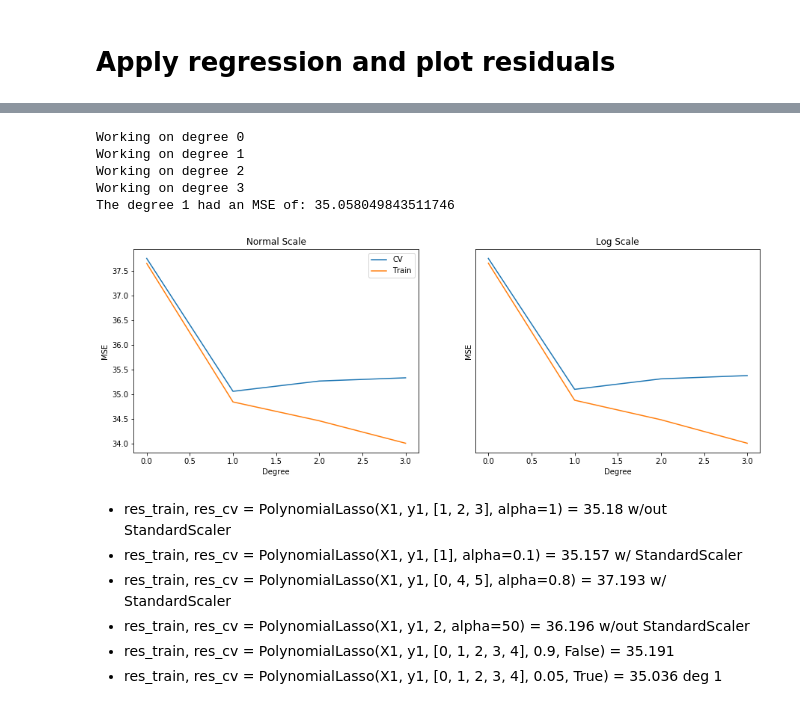
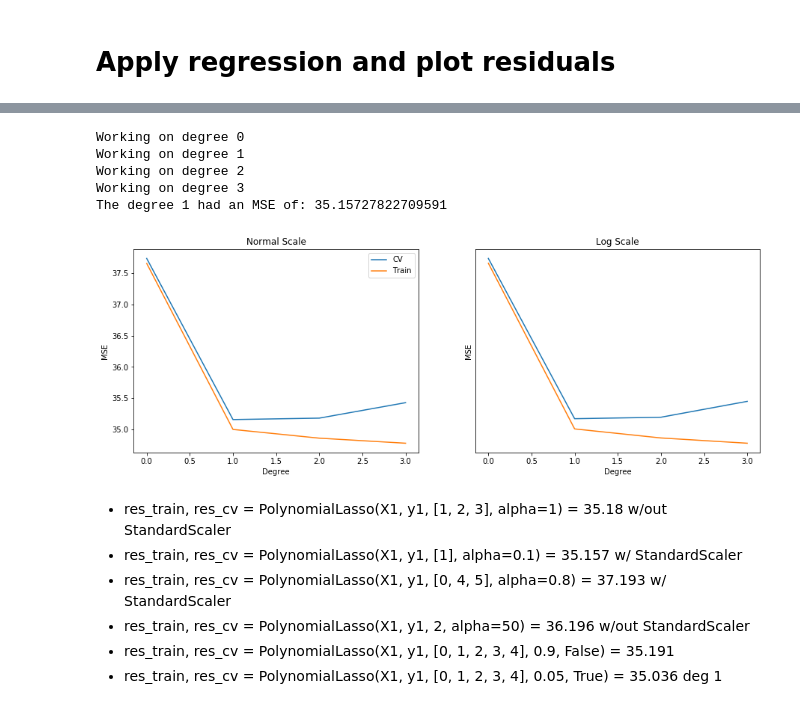
Before and after one commit to jhudiono/LinearRegressionFantasyNFL, a Jupyter notebook: Regression_CV.ipynb, the cells around one changed output, grey strips where cells are left out. Drawn from its saved outputs; the diff is of its cells as text; code cells hidden in the pictures.

```diff
--- a/Regression_CV.ipynb
+++ b/Regression_CV.ipynb
@@ -34,7 +34,7 @@ INPUT_PATH = "data/2/{}_2014-2017.csv"
 OUTPUT_FEATURES_PATH = "data/models/features/{}.csv"
 OUTPUT_TARGET_PATH = "data/models/target/{}.csv"
 
-pos = ["RB", "WR", "TE"]
+pos = ["RB", "WR"]
 
 def get_XY(features, position):
     df = pd.read_csv(INPUT_PATH.format(position))[features + ['next_fp']]
@@ -45,10 +45,8 @@ def get_XY(features, position):
 
 def get_XY_all(features):
     X_RB, y_RB = get_XY(features, "RB")
-    X_RB['RB'] = 1
     X_RB['WR'] = 0
     X_WR, y_WR = get_XY(features, "WR")
-    X_WR['RB'] = 0
     X_WR['WR'] = 1
     X = pd.concat([X_RB, X_WR])
     y = pd.concat([y_RB, y_WR])
@@ -446,17 +494,19 @@ check_P(features=subset)
 # %%
-subset = ['status_code', 'week', 'afc_s', 'rush_att', 'rec_target', 'fp', 'temperature', 'rec_td', 'WR']
-
+subset = ['afc_s','rush_att',
+              'rec_target', 'rec_td', 'fp', 'week',
+              'temperature', 'wind', 'WR', 'status_code', 'mean_fp']
+X['mean_fp'] = np.mean(X.fp)
 X1 = X[subset]
 y1 = X['next_fp']
-res_train, res_cv = PolynomialLasso(X1, y1, [0, 1, 2, 3], 0.01, True)
+res_train, res_cv = PolynomialLasso(X1, y1, [0, 1, 2, 3], 0.1, True)
 plot(res_train, res_cv)
 # %% [output]
 Working on degree 0
 Working on degree 1
 Working on degree 2
 Working on degree 3
-The degree 1 had an MSE of: 35.058049843511746
+The degree 1 had an MSE of: 35.15727822709591
-[figure, old version]
+[figure, new version]
 # %% [markdown]
 * res_train, res_cv = PolynomialLasso(X1, y1, [1, 2, 3], alpha=1) = 35.18 w/out StandardScaler
 * res_train, res_cv = PolynomialLasso(X1, y1, [1], alpha=0.1) = 35.157 w/ StandardScaler
```
Also changed, not shown: parts of 11 cells of this notebook, 4 other files.
